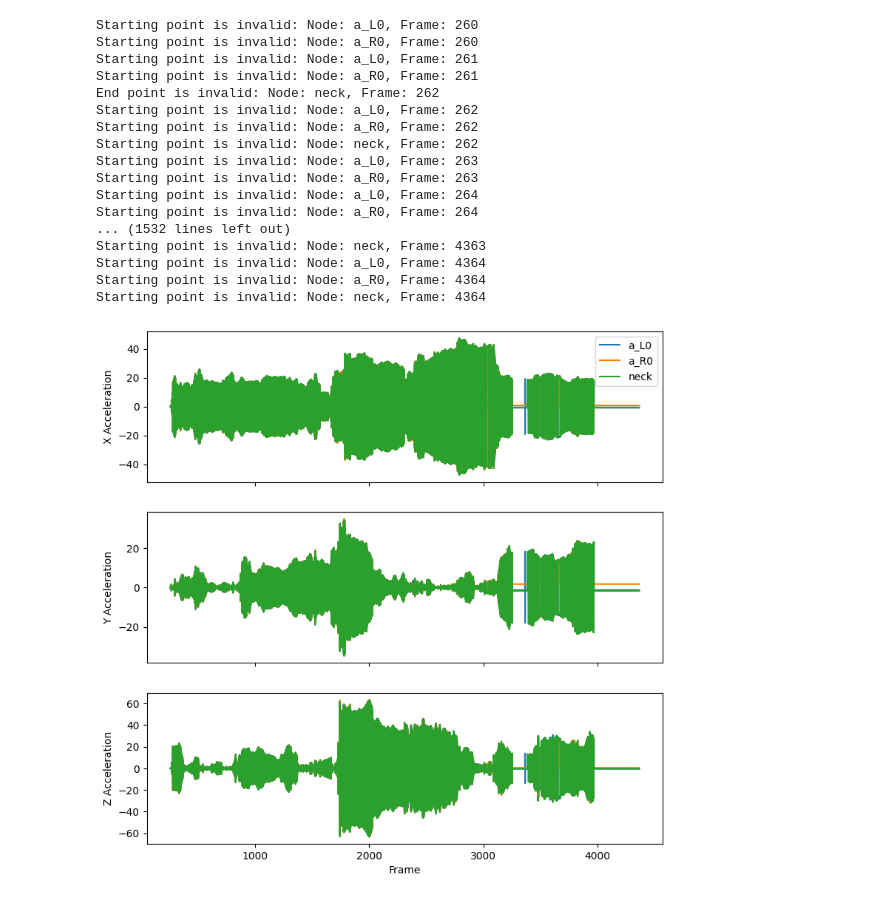
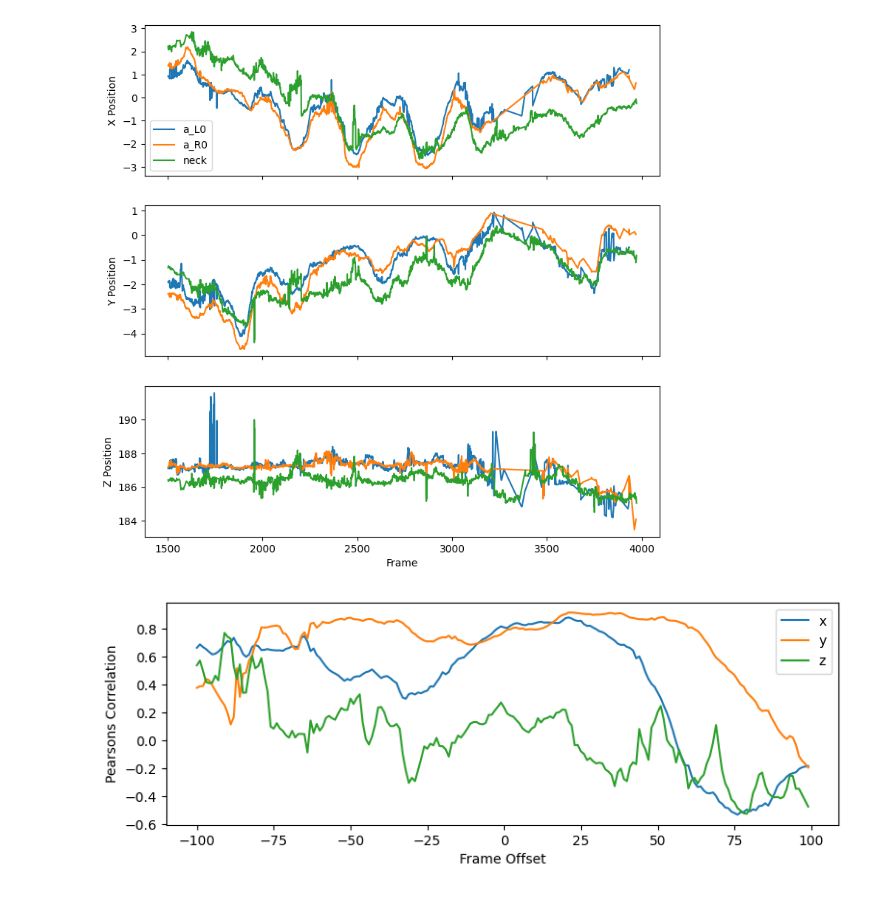
Before and after one commit to prolley-parnell/3d_ant_analysis, a Jupyter notebook: test_box.ipynb, the cells around one changed output. Saved outputs shown, nothing was run; the diff lists cells and outputs as text; code cells hidden in the pictures.

Commit message:
Develop time window overlap code

```diff
--- a/test_box.ipynb
+++ b/test_box.ipynb
@@ -67,24 +34,13 @@ AttributeError: 'NoneType' object has no attribute 'object_space'
 # %%
 from scripts.tools.x_y_z_plot import KPPosition, KPVelocityXYZ, KPAccXYZ, KPDisplaceMag, KPVelocityMag, KPAccelerationMag
 
 
-KP = KPAccXYZ(t.animal_list.animals[8], node=['a_L0', 'a_R0', 'neck'], window_size=1)
+KP = KPPosition(t.animal_list.animals[15], node=['a_L0', 'a_R0', 'neck'])
 # %% [output]
-Starting point is invalid: Node: a_L0, Frame: 260
-Starting point is invalid: Node: a_R0, Frame: 260
-Starting point is invalid: Node: a_L0, Frame: 261
-Starting point is invalid: Node: a_R0, Frame: 261
-End point is invalid: Node: neck, Frame: 262
-Starting point is invalid: Node: a_L0, Frame: 262
-Starting point is invalid: Node: a_R0, Frame: 262
-Starting point is invalid: Node: neck, Frame: 262
-Starting point is invalid: Node: a_L0, Frame: 263
-Starting point is invalid: Node: a_R0, Frame: 263
-Starting point is invalid: Node: a_L0, Frame: 264
-Starting point is invalid: Node: a_R0, Frame: 264
-... (1532 lines left out)
-Starting point is invalid: Node: neck, Frame: 4363
-Starting point is invalid: Node: a_L0, Frame: 4364
-Starting point is invalid: Node: a_R0, Frame: 4364
-Starting point is invalid: Node: neck, Frame: 4364
-[figure, old version]
+[figure, new version]
+# %%
+from scripts.tools.time_correlation import CorrelationPlot
+
+plo = CorrelationPlot(t.animal_list.animals[15], 'a_R2', 'm_R1', (-100,100), frame_range=(2200,3000))
+# %% [output]
+[figure, added]
```
Also changed, not shown: parts of 4 cells of this notebook, 4 other files.
